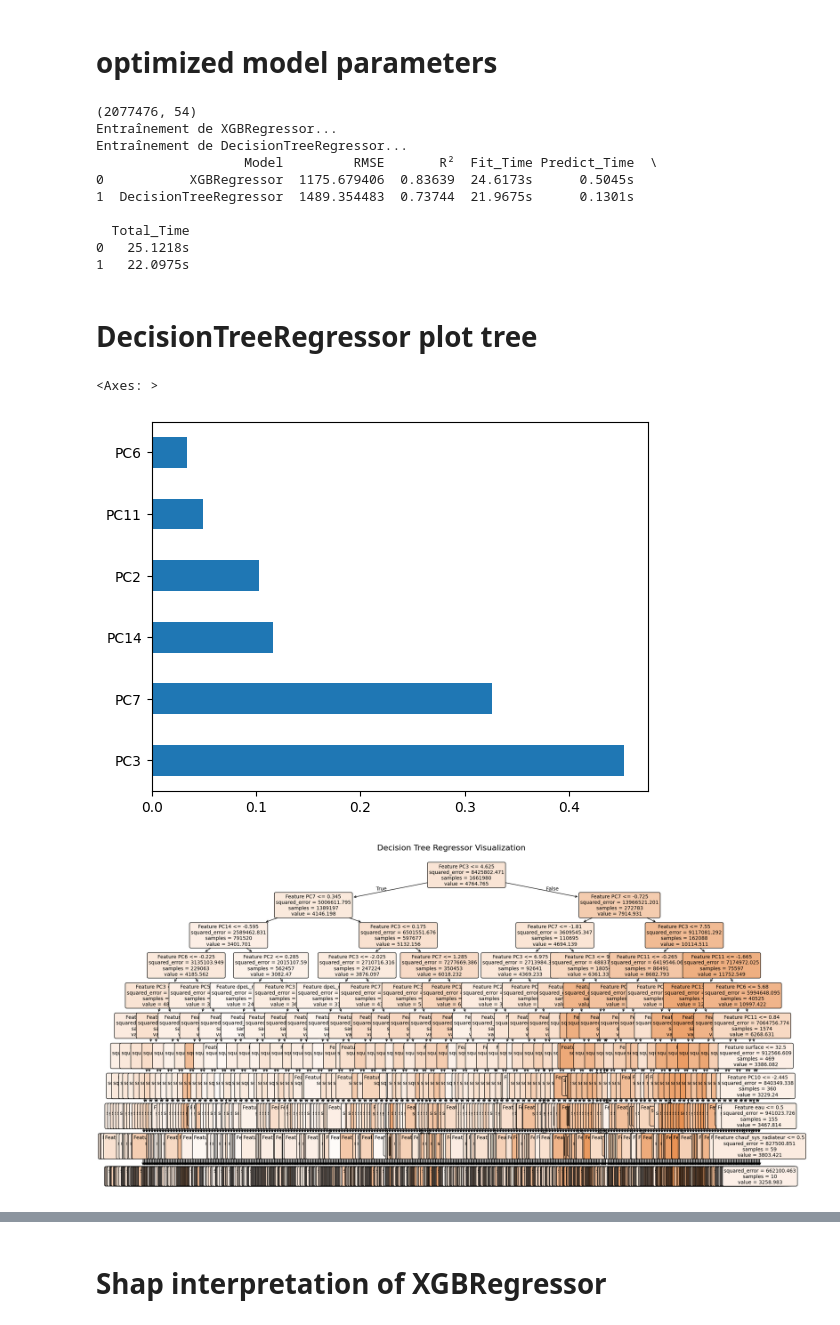
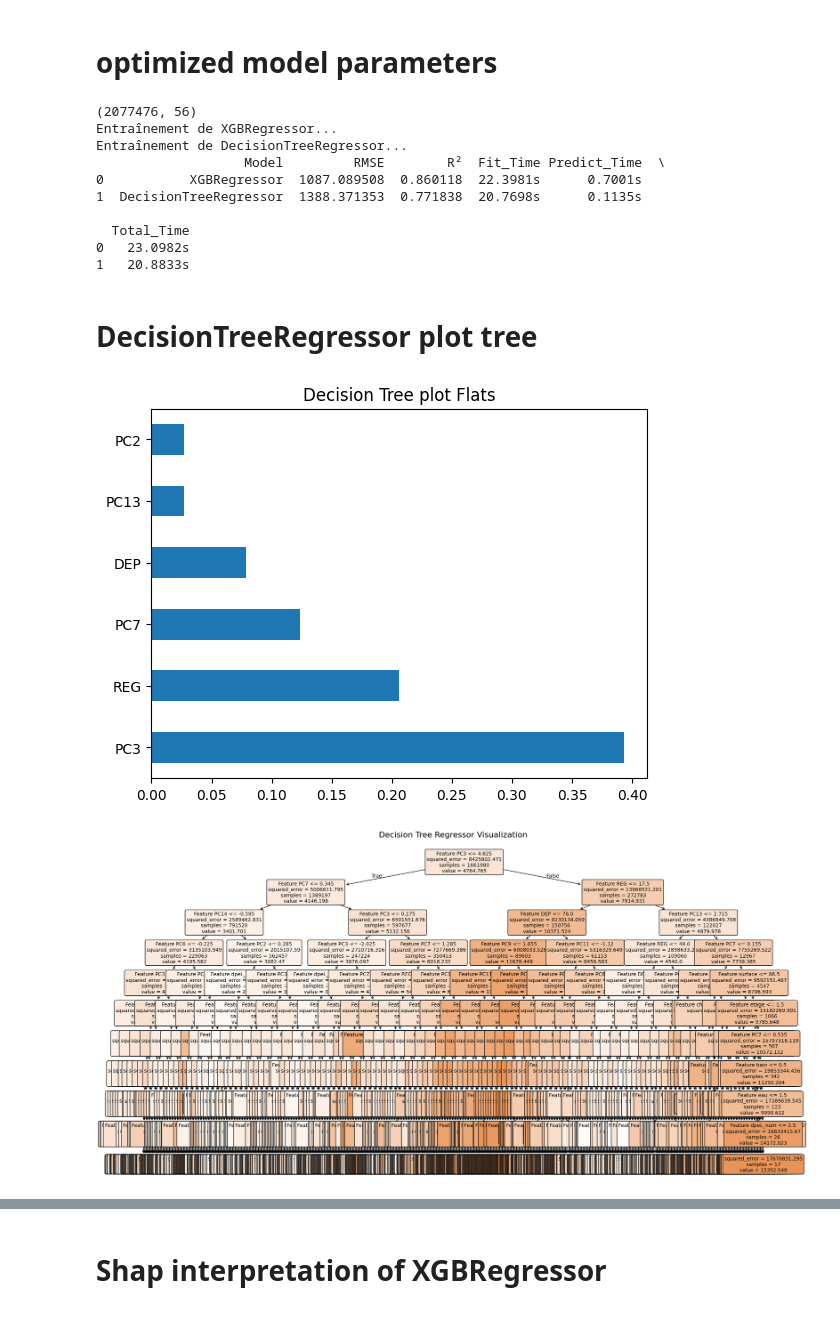
Before and after one commit to Clement2169/immocv, a Jupyter notebook: notebooks/ModellingAppartement-V2.ipynb, the cells around one changed output, grey strips where cells are left out. Cells and saved outputs as stored; diff of their text form; code cells hidden in the pictures.

Commit message:
update regio files with new data

```diff
--- a/notebooks/ModellingAppartement-V2.ipynb
+++ b/notebooks/ModellingAppartement-V2.ipynb
@@ -28,6 +28,9 @@ XGBRegressorON = False
 GridSearchXGBRegressor = False
 GridSearchDecisionTree = False
 XGBRegressorOpimizedON = True
+DecisionTreeDisplay = True
+ShapDisplay = True
+DropRegDep = False
 # %% [markdown]
 # # functions
 # %%
@@ -66,9 +69,14 @@ def apply_scale_processing(operator,X_train,X_test):
     X_test_treated=pd.DataFrame(op.transform(X_test),columns=X_train.columns)
     return X_train_treated,X_test_treated
 
-def apply_preprocessing  (df) :
+def apply_preprocessing  (df, drop_region = True) :
     y_tmp =df['prix_m2_vente']
-    X_tmp =df.drop(columns=['prix_m2_vente','prix_bien','REG','DEP','mapCoordonneesLatitude','mapCoordonneesLongitude','date',"expo_double","CODE_IRIS"])
+    columns = ['prix_m2_vente','prix_bien','mapCoordonneesLatitude','mapCoordonneesLongitude','date',"expo_double","CODE_IRIS"]
+    if drop_region :
+        columns.append("DEP")
+        columns.remove("REG")
+
+    X_tmp =df.drop(columns=columns)
     return X_tmp,y_tmp
 
 def create_train_test_data (X ,y) :
@@ -250,7 +258,7 @@ cave [0 1]
 # %%
 # set target and data
 print (df.columns)
-X,y = apply_preprocessing(df)
+X,y = apply_preprocessing(df,drop_region=DropRegDep)
 # %% [output]
 Index(['etage', 'surface', 'nb_pieces', 'prix_bien', 'balcon', 'eau', 'bain',
        'mapCoordonneesLatitude', 'mapCoordonneesLongitude',
@@ -588,41 +596,44 @@ if XGBRegressorOpimizedON :
     # Afficher les résultats
     print(results)
 # %% [output]
-(2077476, 54)
+(2077476, 56)
 Entraînement de XGBRegressor...
 Entraînement de DecisionTreeRegressor...
-                   Model         RMSE       R²  Fit_Time Predict_Time  \
-0           XGBRegressor  1175.679406  0.83639  24.6173s      0.5045s
-1  DecisionTreeRegressor  1489.354483  0.73744  21.9675s      0.1301s
+                   Model         RMSE        R²  Fit_Time Predict_Time  \
+0           XGBRegressor  1087.089508  0.860118  22.3981s      0.7001s
+1  DecisionTreeRegressor  1388.371353  0.771838  20.7698s      0.1135s
 
   Total_Time
-0   25.1218s
-1   22.0975s
+0   23.0982s
+1   20.8833s
 # %% [markdown]
  # DecisionTreeRegressor  plot tree
 # %%
 decision_tree = models["DecisionTreeRegressor"]
-feat_importances = pd.Series(
-    decision_tree.feature_importances_, X_train.columns)
-feat_importances.nlargest(6).plot(kind='barh')
+if DecisionTreeDisplay :
+    feat_importances = pd.Series(
+        decision_tree.feature_importances_, X_train.columns)
+    feat_importances.nlargest(6).plot(kind='barh',title="Decision Tree plot Flats")
 # %% [output]
-<Axes: >
+[figure, added]
 # %%
 from sklearn.tree import plot_tree
-decision_tree = models["DecisionTreeRegressor"]
-# Visualize the decision tree
-plt.figure(figsize=(20, 10))
-plot_tree(decision_tree,
-          feature_names=[f'Feature {name}' for name in X.columns],
-          filled=True,
-          rounded=True,
-          fontsize=10)
 
-plt.title("Decision Tree Regressor Visualization", fontsize=16, pad=20)
-plt.tight_layout()
-plt.show()
+if DecisionTreeDisplay :
+
+    decision_tree = models["DecisionTreeRegressor"]
+    # Visualize the decision tree
+    plt.figure(figsize=(20, 10))
+    plot_tree(decision_tree,
+            feature_names=[f'Feature {name}' for name in X.columns],
+            filled=True,
+            rounded=True,
+            fontsize=10)
+
+    plt.title("Decision Tree Regressor Visualization", fontsize=16, pad=20)
+    plt.tight_layout()
+    plt.show()
 # %% [output]
-[figure, old version]
+[figure, new version]
-[figure, removed]
 # %%
 # Optional: More detailed visualization with additional parameters
```
Also changed, not shown: parts of 5 cells of this notebook, 1 other file.
